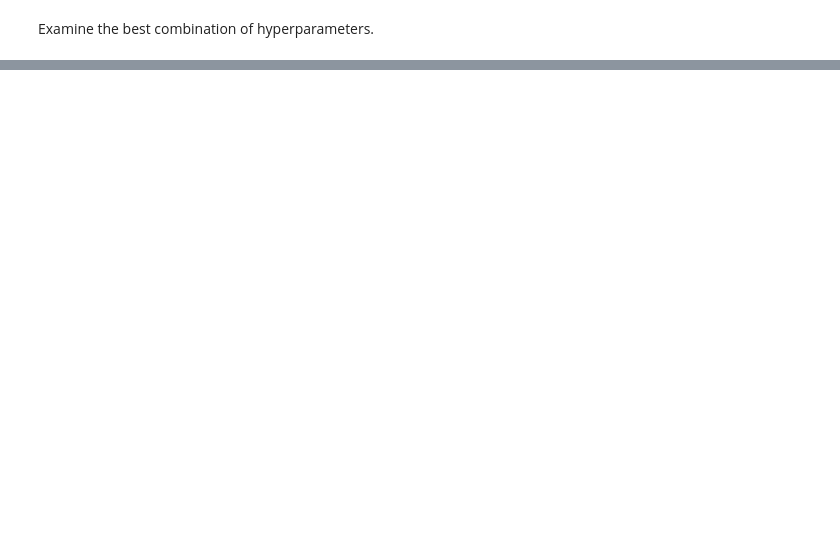
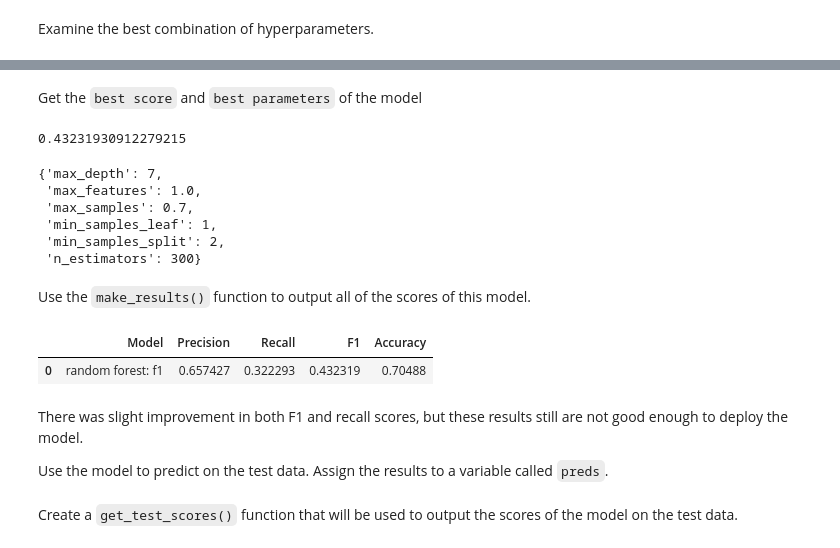
Before and after one commit to farahdahir/Automatidata, a Jupyter notebook: automatidata.ipynb, the cells around one changed output, grey strips where cells are left out. Cells and saved outputs as stored; diff of their text form; code cells hidden in the pictures; blank space fills up the shorter version.

```diff
--- a/automatidata.ipynb
+++ b/automatidata.ipynb
@@ -1170,0 +1242,18 @@ Create a function to output all of the scores of your model.
+# %%
+# Random forest classifier
+rf = RandomForestClassifier(random_state=42)
+
+# Hyperparameters to tune
+cv_params = {'max_depth': [5, 6, 7],
+             'max_features': [1.0],
+             'max_samples': [0.7],
+             'min_samples_leaf': [1,2],
+             'min_samples_split': [2,3],
+             'n_estimators': [300],
+             }
+
+# Scoring metrics to capture
+scoring = {'accuracy', 'precision', 'recall', 'f1'}
+
+# GridSearchCV object
+rf_cv2 = GridSearchCV(rf, cv_params, scoring=scoring, cv=4, refit='f1')
@@ -1170,0 +1279,34 @@ Create a function to output all of the scores of your model.
+# %%
+# Read the model from the Pickled file
+with open('data/rf_cv2.pickle', 'rb') as to_read:
+    rf_cv2 = pickle.load(to_read)
+# %% [markdown]
+Get the `best score` and `best parameters` of the model
+# %%
+# Examine best score
+rf_cv2.best_score_
+# %% [output]
+0.43231930912279215
+# %%
+# Examine best parameters
+rf_cv2.best_params_
+# %% [output]
+{'max_depth': 7,
+ 'max_features': 1.0,
+ 'max_samples': 0.7,
+ 'min_samples_leaf': 1,
+ 'min_samples_split': 2,
+ 'n_estimators': 300}
+# %% [markdown]
+Use the `make_results()` function to output all of the scores of this model.
+# %%
+# Call 'make_results()' on the GridSearch object
+results = make_results('random forest: f1', rf_cv2, 'f1')
+results
+# %% [output]
+|  | Model | Precision | Recall | F1 | Accuracy |
+| 0 | random forest: f1 | 0.657427 | 0.322293 | 0.432319 | 0.70488 |
+# %% [markdown]
+There was slight improvement in both F1 and recall scores, but these results still are not good enough to deploy the model.
+
+Use the model to predict on the test data. Assign the results to a variable called `preds`.
@@ -1170,0 +1316,2 @@ Create a function to output all of the scores of your model.
+# %% [markdown]
+Create a `get_test_scores()` function that will be used to output the scores of the model on the test data.
```
Also changed, not shown: parts of 51 cells of this notebook, 3 other files.
